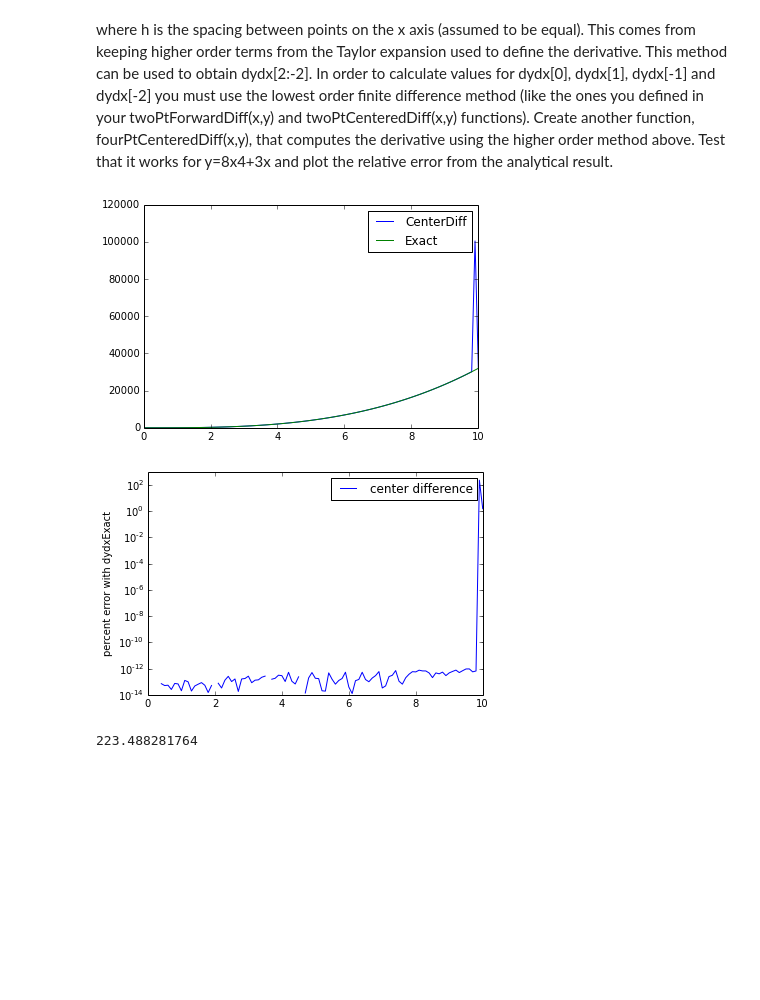
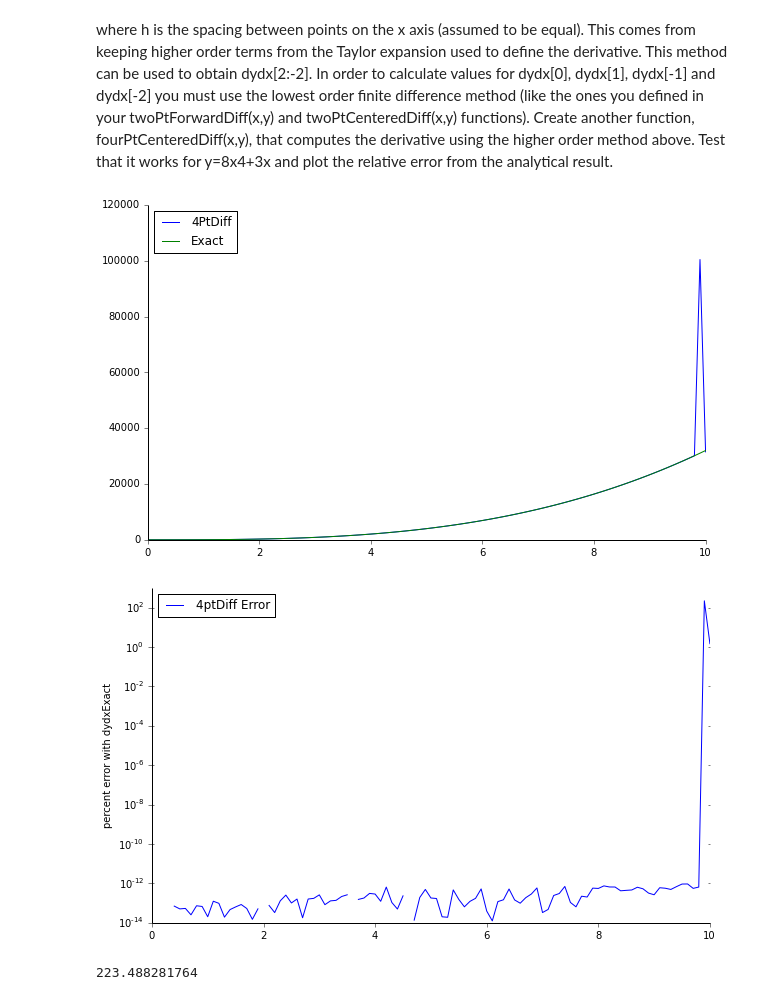
Before and after one commit to callen09/PHYS202-S14, a Jupyter notebook: SciPy/DifferentiationExercises.ipynb, the cells around one changed output. Saved outputs shown, nothing was run; the diff lists cells and outputs as text; code cells hidden in the pictures; blank space fills up the shorter version.

```diff
--- a/SciPy/DifferentiationExercises.ipynb
+++ b/SciPy/DifferentiationExercises.ipynb
@@ -163,21 +187,35 @@ def fourPtCenteredDiff(x,y,h):
 # %%
 h = 0.1
 x = np.arange(0.,10.01,h)
 y = (8*x**4)+(3*x)
 dydxExact = (32*x**3)+3
 
-plt.plot(x,fourPtCenteredDiff(x,y,h),label='CenterDiff')
+plt.figure(figsize=(10,6),dpi=80)
+ax = plt.gca()
+ax.tick_params(direction='out',top=False,right=False)
+ax.spines['top'].set_visible(False)
+ax.spines['right'].set_visible(False)
+
+
+plt.plot(x,fourPtCenteredDiff(x,y,h),label='4PtDiff')
 plt.plot(x,dydxExact,label='Exact')
-plt.legend(loc='best')
+plt.legend(loc='upper left')
 plt.show()
 
+plt.figure(figsize=(10,6),dpi=80)
+ax = plt.gca()
+ax.tick_params(direction='out',top=False,right=False)
+ax.spines['top'].set_visible(False)
+ax.spines['right'].set_visible(False)
+
+
 percentError = 100*abs(fourPtCenteredDiff(x,y,h)[1:] - dydxExact[1:])/dydxExact[1:]
-plt.semilogy(x[1:],percentError, label='center difference')
+plt.semilogy(x[1:],percentError, label='4ptDiff Error')
 plt.ylabel("percent error with dydxExact")
-plt.legend(loc='best')
+plt.legend(loc='upper left')
 plt.show()
 print max(percentError)
 # %% [output]
-[figure, old version]
+[figure, new version]
-[figure, old version]
+[figure, new version]
 223.488281764
```
Also changed, not shown: parts of 8 cells of this notebook, 2 other files.
